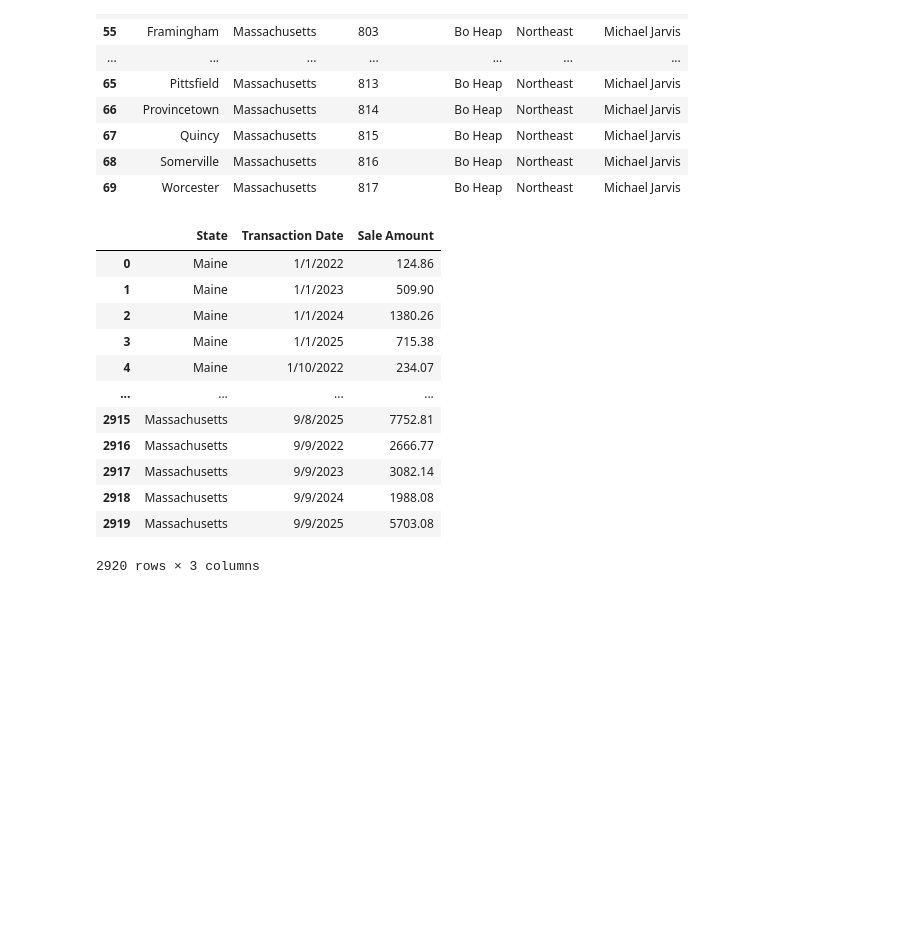
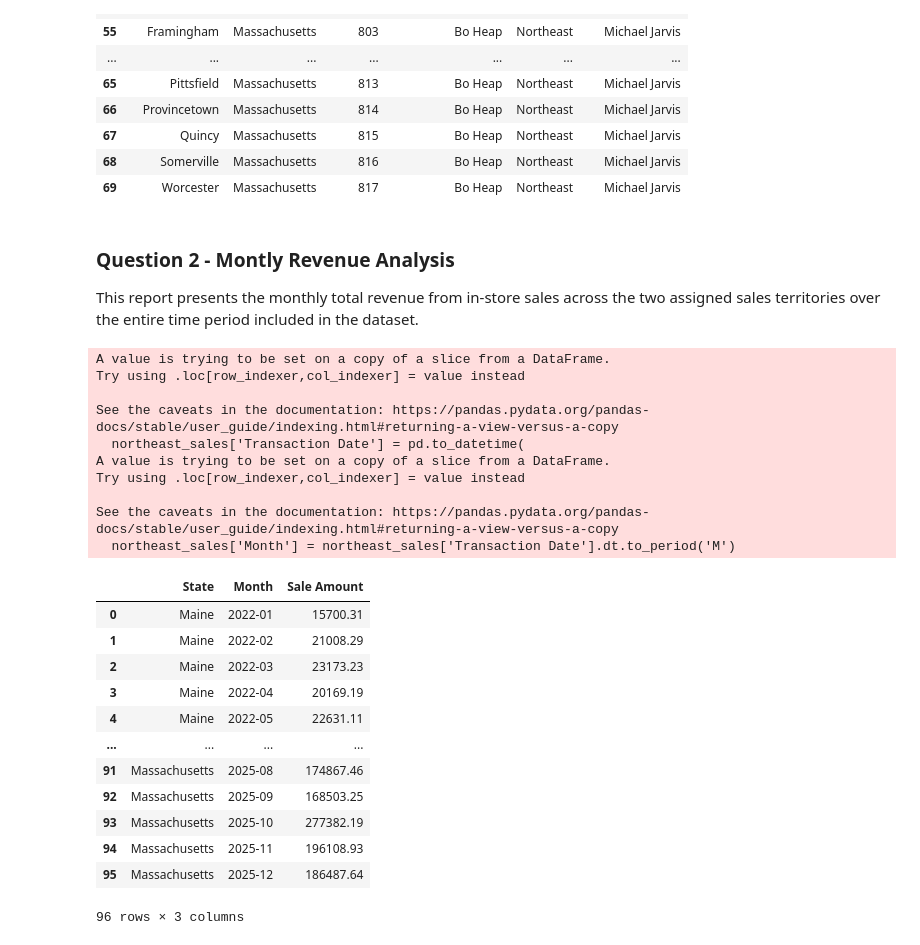
Before and after one commit to namimo06-oss/Capstone_2, a Jupyter notebook: miranda_sales_analysis.ipynb, the cells around one changed output. Saved outputs shown, nothing was run; the diff lists cells and outputs as text; code cells hidden in the pictures; blank space fills up the shorter version.

Commit message:
questions 1-5

```diff
--- a/miranda_sales_analysis.ipynb
+++ b/miranda_sales_analysis.ipynb
@@ -30,7 +56,7 @@ memory usage: 4.2+ KB
 # %%
-sales = pd.read_csv("StoreSales.csv")
-sales.info()
-sales.head()
+storesales = pd.read_csv("StoreSales.csv")
+storesales.info()
+storesales.head()
 # %% [output]
 <class 'pandas.core.frame.DataFrame'>
 RangeIndex: 335129 entries, 0 to 335128
@@ -145,30 +186,55 @@ Northeast
 | 67 | Quincy | Massachusetts | 815 | Bo Heap | Northeast | Michael Jarvis |
 | 68 | Somerville | Massachusetts | 816 | Bo Heap | Northeast | Michael Jarvis |
 | 69 | Worcester | Massachusetts | 817 | Bo Heap | Northeast | Michael Jarvis |
+# %% [markdown]
+### Question 2 - Montly Revenue Analysis
+This report presents the monthly total revenue from in-store sales across the two assigned sales territories over the entire time period included in the dataset.
 # %%
 # What is monthly total revenue for in-store sales in each of the two sales territories, over the full
 # period covered by the data?
-sales_data = pd.merge(sales,stored, on = "Store ID")
 
-Northeast = sales_data[
-    (sales_data['State'] == 'Maine') |
-    (sales_data['State'] == 'Massachusetts')
-]
+# Merge sales with store details
+sales_store = pd.merge(
+    storesales,
+    stored,
+    on = 'Store ID')
 
-montly_revenue = Northeast.groupby(['State', 'Transaction Date'])['Sale Amount'].sum().reset_index()
+# keep only Maine and Massachusetts
+northeast_sales = sales_store[
+    sales_store['State'].isin(['Maine', 'Massachusetts'])]
 
-montly_revenue
+# Convert data column // pd.to_datetime() converts text dates into real date format
+northeast_sales['Transaction Date'] = pd.to_datetime(
+    northeast_sales['Transaction Date'])
+
+# Create Month Column
+northeast_sales['Month'] = northeast_sales['Transaction Date'].dt.to_period('M')
+
+# Finding Montly revenue
+monthly_revenue = northeast_sales.groupby(['State', 'Month'])['Sale Amount'].sum().reset_index() #reset_index() turns grouped indexes back into columns
+
+monthly_revenue
 # %% [output]
+A value is trying to be set on a copy of a slice from a DataFrame.
+Try using .loc[row_indexer,col_indexer] = value instead
+
+See the caveats in the documentation: https://pandas.pydata.org/pandas-docs/stable/user_guide/indexing.html#returning-a-view-versus-a-copy
+  northeast_sales['Transaction Date'] = pd.to_datetime(
+A value is trying to be set on a copy of a slice from a DataFrame.
+Try using .loc[row_indexer,col_indexer] = value instead
+
+See the caveats in the documentation: https://pandas.pydata.org/pandas-docs/stable/user_guide/indexing.html#returning-a-view-versus-a-copy
+  northeast_sales['Month'] = northeast_sales['Transaction Date'].dt.to_period('M')
-|  | State | Transaction Date | Sale Amount |
-| 0 | Maine | 1/1/2022 | 124.86 |
-| 1 | Maine | 1/1/2023 | 509.90 |
-| 2 | Maine | 1/1/2024 | 1380.26 |
-| 3 | Maine | 1/1/2025 | 715.38 |
-| 4 | Maine | 1/10/2022 | 234.07 |
+|  | State | Month | Sale Amount |
+| 0 | Maine | 2022-01 | 15700.31 |
+| 1 | Maine | 2022-02 | 21008.29 |
+| 2 | Maine | 2022-03 | 23173.23 |
+| 3 | Maine | 2022-04 | 20169.19 |
+| 4 | Maine | 2022-05 | 22631.11 |
 | ... | ... | ... | ... |
-| 2915 | Massachusetts | 9/8/2025 | 7752.81 |
-| 2916 | Massachusetts | 9/9/2022 | 2666.77 |
-| 2917 | Massachusetts | 9/9/2023 | 3082.14 |
-| 2918 | Massachusetts | 9/9/2024 | 1988.08 |
-| 2919 | Massachusetts | 9/9/2025 | 5703.08 |
+| 91 | Massachusetts | 2025-08 | 174867.46 |
+| 92 | Massachusetts | 2025-09 | 168503.25 |
+| 93 | Massachusetts | 2025-10 | 277382.19 |
+| 94 | Massachusetts | 2025-11 | 196108.93 |
+| 95 | Massachusetts | 2025-12 | 186487.64 |
-2920 rows × 3 columns
+96 rows × 3 columns
```
Also changed, not shown: parts of 28 cells of this notebook.
